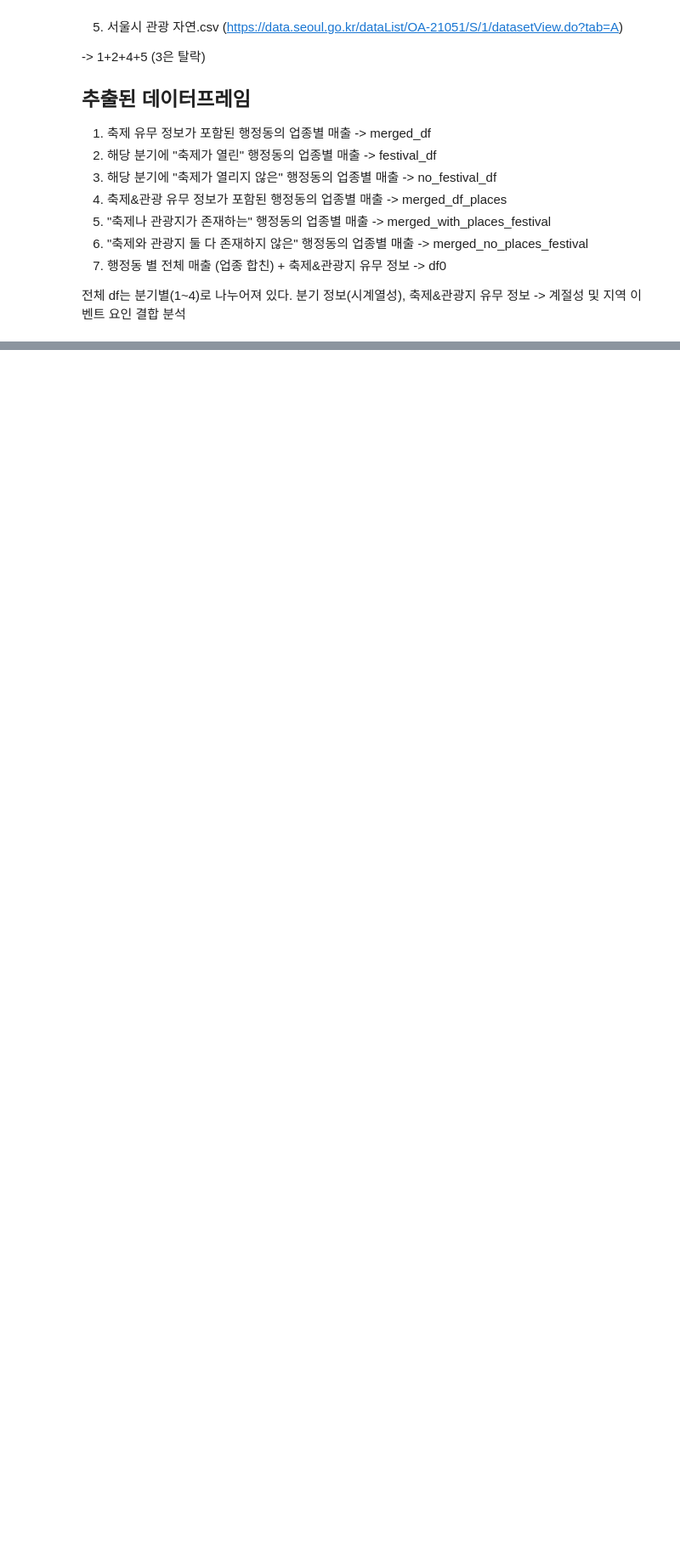
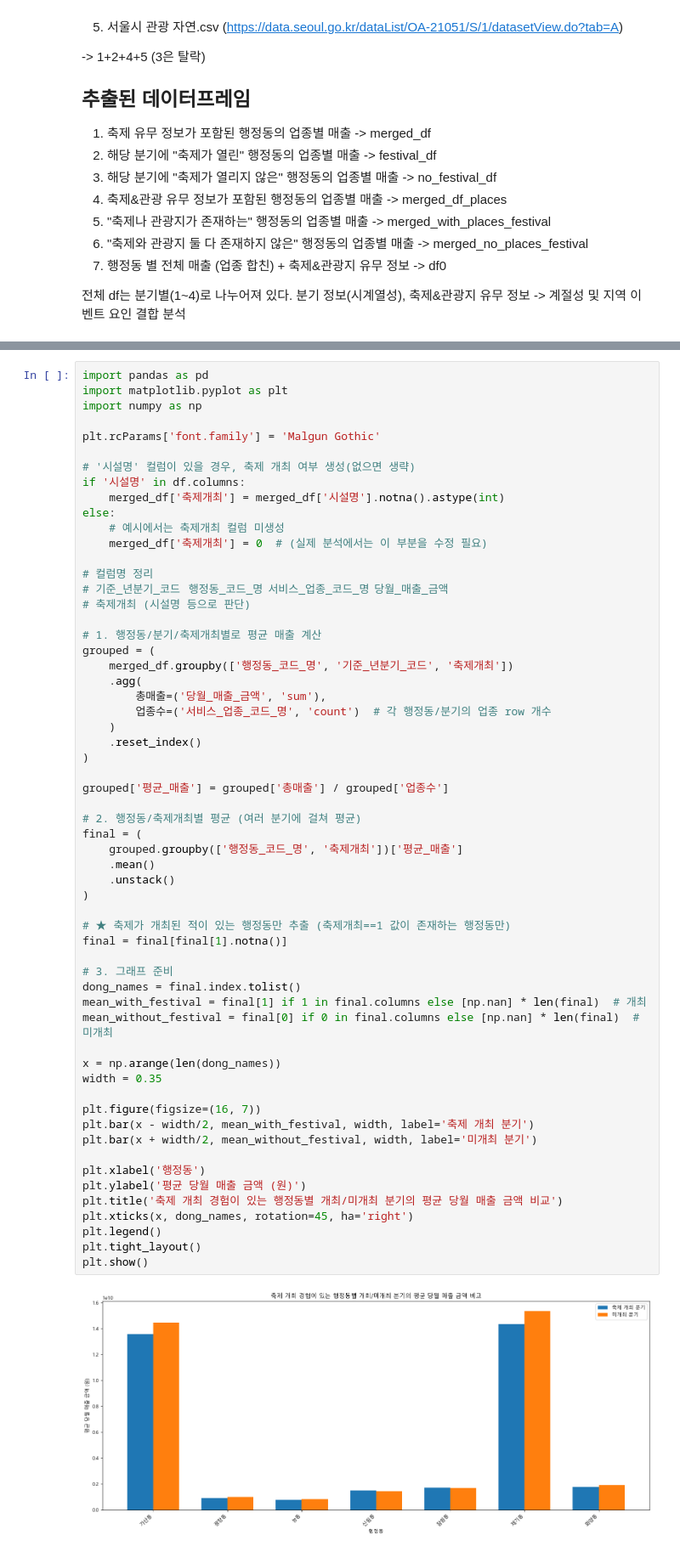
Before and after one commit to 25-Sociall-Intelligence/25-Sociall-Intelligence, a Jupyter notebook: social_5/social_5_data.ipynb, the cells around one changed output, grey strips where cells are left out. Shown: that part at 85% size. Drawn from its saved outputs; the diff is of its cells as text; blank space fills up the shorter version.

```diff
--- a/social_5/social_5_data.ipynb
+++ b/social_5/social_5_data.ipynb
@@ -461,0 +572,61 @@ df0
+# %%
+import pandas as pd
+import matplotlib.pyplot as plt
+import numpy as np
+
+plt.rcParams['font.family'] = 'Malgun Gothic'
+
+# '시설명' 컬럼이 있을 경우, 축제 개최 여부 생성(없으면 생략)
+if '시설명' in df.columns:
+    merged_df['축제개최'] = merged_df['시설명'].notna().astype(int)
+else:
+    # 예시에서는 축제개최 컬럼 미생성
+    merged_df['축제개최'] = 0  # (실제 분석에서는 이 부분을 수정 필요)
+
+# 컬럼명 정리
+# 기준_년분기_코드	행정동_코드_명	서비스_업종_코드_명	당월_매출_금액
+# 축제개최 (시설명 등으로 판단)
+
+# 1. 행정동/분기/축제개최별로 평균 매출 계산
+grouped = (
+    merged_df.groupby(['행정동_코드_명', '기준_년분기_코드', '축제개최'])
+    .agg(
+        총매출=('당월_매출_금액', 'sum'),
+        업종수=('서비스_업종_코드_명', 'count')  # 각 행정동/분기의 업종 row 개수
+    )
+    .reset_index()
+)
+
+grouped['평균_매출'] = grouped['총매출'] / grouped['업종수']
+
+# 2. 행정동/축제개최별 평균 (여러 분기에 걸쳐 평균)
+final = (
+    grouped.groupby(['행정동_코드_명', '축제개최'])['평균_매출']
+    .mean()
+    .unstack()
+)
+
+# ★ 축제가 개최된 적이 있는 행정동만 추출 (축제개최==1 값이 존재하는 행정동만)
+final = final[final[1].notna()]
+
+# 3. 그래프 준비
+dong_names = final.index.tolist()
+mean_with_festival = final[1] if 1 in final.columns else [np.nan] * len(final)  # 개최
+mean_without_festival = final[0] if 0 in final.columns else [np.nan] * len(final)  # 미개최
+
+x = np.arange(len(dong_names))
+width = 0.35
+
+plt.figure(figsize=(16, 7))
+plt.bar(x - width/2, mean_with_festival, width, label='축제 개최 분기')
+plt.bar(x + width/2, mean_without_festival, width, label='미개최 분기')
+
+plt.xlabel('행정동')
+plt.ylabel('평균 당월 매출 금액 (원)')
+plt.title('축제 개최 경험이 있는 행정동별 개최/미개최 분기의 평균 당월 매출 금액 비교')
+plt.xticks(x, dong_names, rotation=45, ha='right')
+plt.legend()
+plt.tight_layout()
+plt.show()
+# %% [output]
+[figure, added]
```
Also changed, not shown: parts of 20 cells of this notebook.
